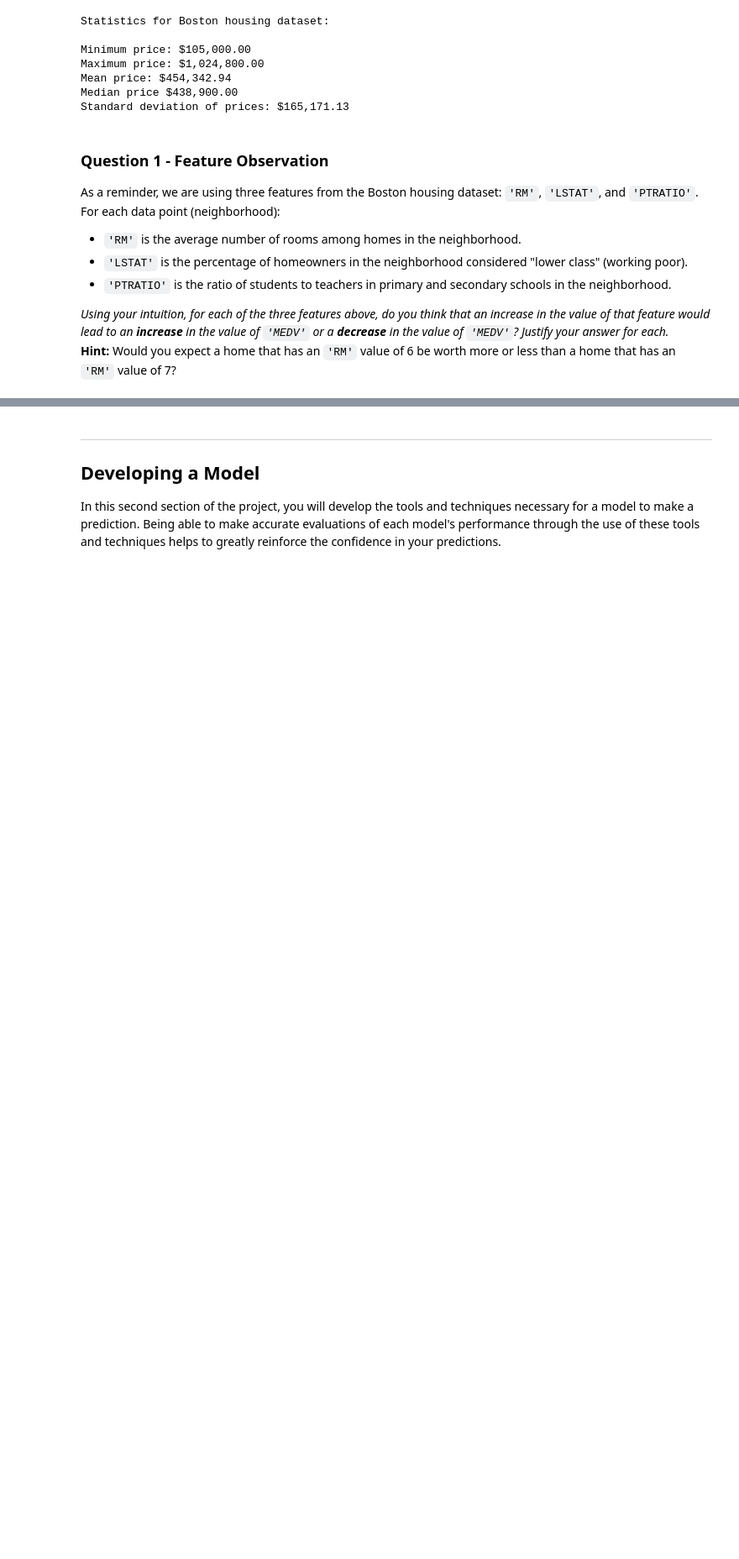
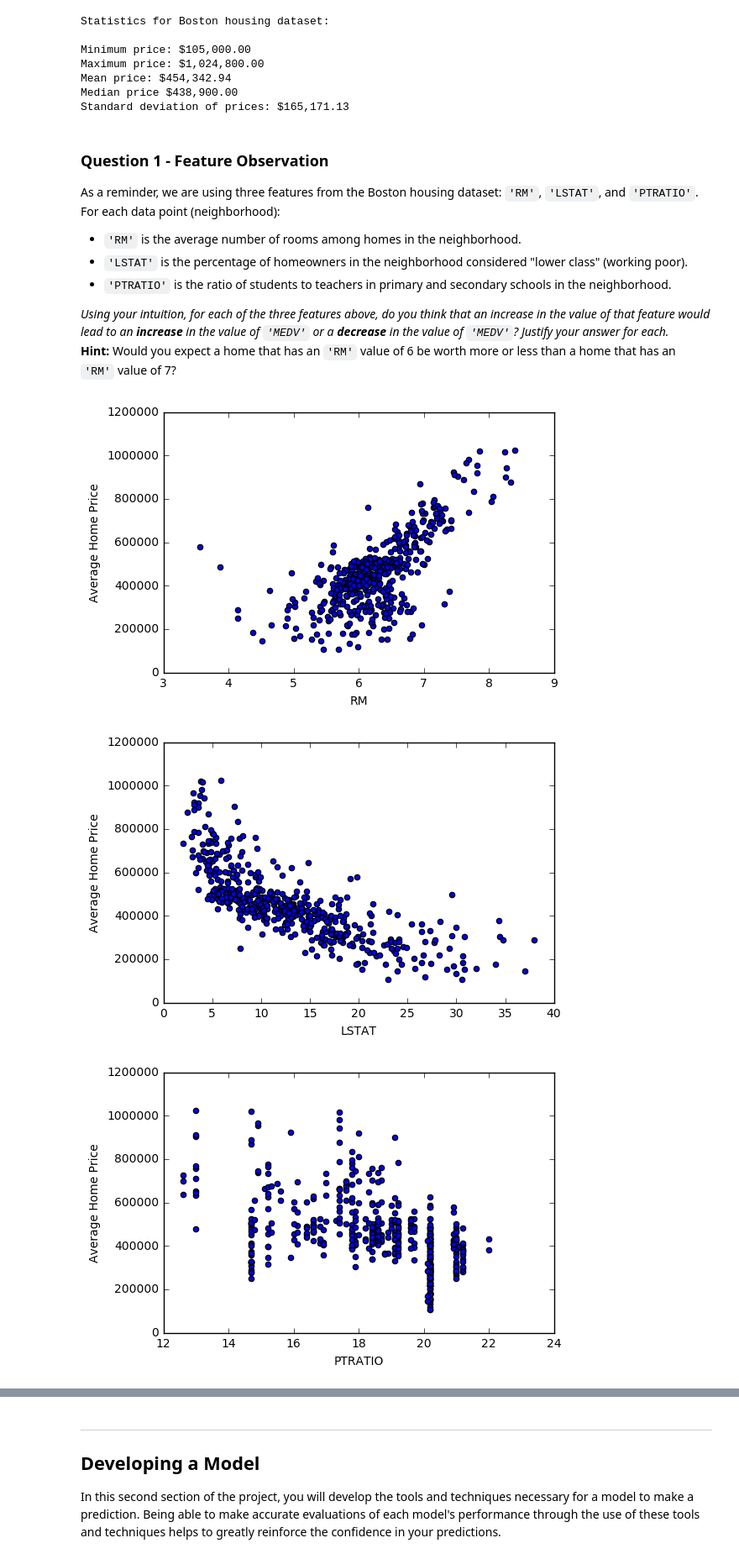
Before and after one commit to danielangus/Analysis-of-Housing-Market-Trends, a Jupyter notebook: boston_housing.ipynb, the cells around one changed output, grey strips where cells are left out. Shown: that part at 84% size. Saved outputs shown, nothing was run; the diff lists cells and outputs as text; code cells hidden in the pictures; blank space fills up the shorter version.

```diff
--- a/boston_housing.ipynb
+++ b/boston_housing.ipynb
@@ -92,6 +92,20 @@ As a reminder, we are using three features from the Boston housing dataset: `'RM
 
 _Using your intuition, for each of the three features above, do you think that an increase in the value of that feature would lead to an **increase** in the value of `'MEDV'` or a **decrease** in the value of `'MEDV'`? Justify your answer for each._
 **Hint:** Would you expect a home that has an `'RM'` value of 6 be worth more or less than a home that has an `'RM'` value of 7?
+# %%
+import matplotlib.pyplot as plt
+
+for col in features.columns.values:
+    #to get the column list I googled and got the stack overflow answer at:
+    #http://stackoverflow.com/questions/19482970/get-list-from-pandas-dataframe-column-headers
+    plt.scatter(features[col],prices)
+    plt.ylabel('Average Home Price')
+    plt.xlabel(col)
+    plt.show()
+# %% [output]
+[figure, added]
+[figure, added]
+[figure, added]
 # %% [markdown]
 **Answer: **
 
```
Also changed, not shown: parts of 11 cells of this notebook, 1 other file.
